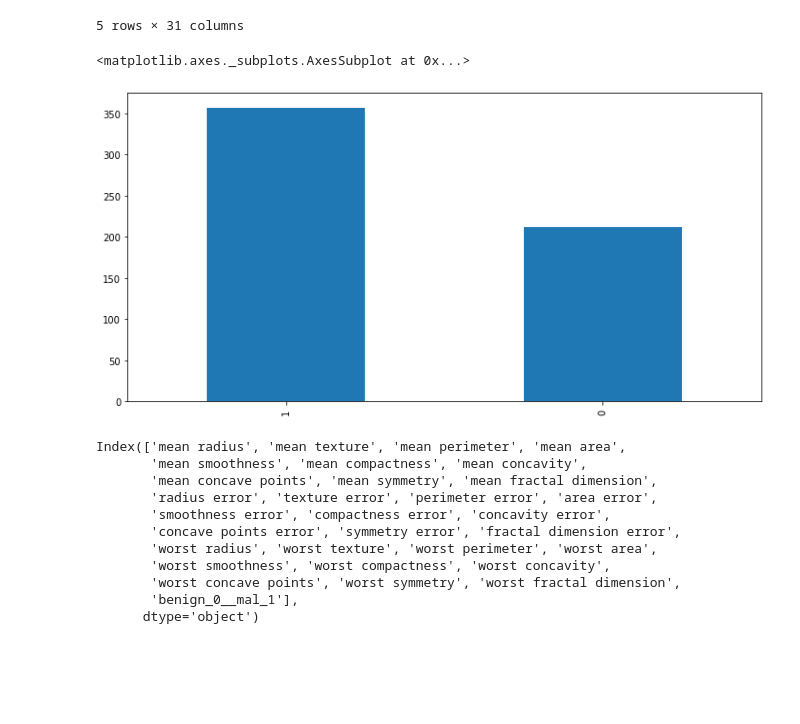
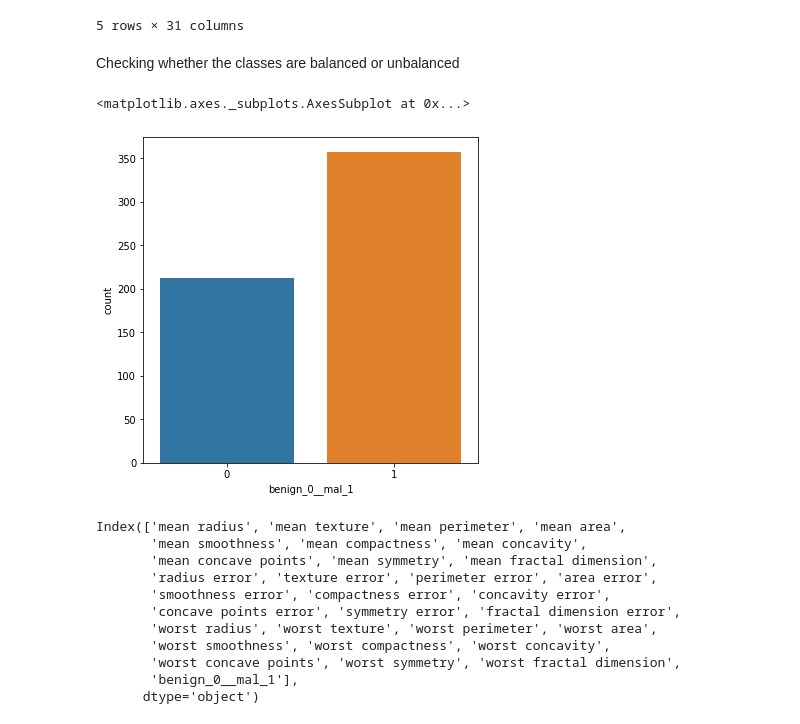
Before and after one commit to ansks/cancer_detection_model_tf_keras, a Jupyter notebook: tf_keras_cancer_detection_model.ipynb, the cells around one changed output. Saved outputs shown, nothing was run; the diff lists cells and outputs as text; code cells hidden in the pictures; blank space fills up the shorter version.

```diff
--- a/tf_keras_cancer_detection_model.ipynb
+++ b/tf_keras_cancer_detection_model.ipynb
@@ -35,11 +35,14 @@ df.head()
 | 3 | 11.42 | 20.38 | 77.58 | 386.1 | 0.14250 | 0.28390 | ... |
 | 4 | 20.29 | 14.34 | 135.10 | 1297.0 | 0.10030 | 0.13280 | ... |
 5 rows × 31 columns
-# %%
-df['benign_0__mal_1'].value_counts().plot(kind = 'bar', figsize = (12,6))
-# %% [output]
-<matplotlib.axes._subplots.AxesSubplot at 0x...>
-[figure, removed]
+# %% [markdown]
+Checking whether the classes are balanced or unbalanced
+# %%
+plt.figure(figsize=(6,6))
+sns.countplot(x = 'benign_0__mal_1', data=df)
+# %% [output]
+<matplotlib.axes._subplots.AxesSubplot at 0x...>
+[figure, added]
 # %%
 df.columns
 # %% [output]
```
